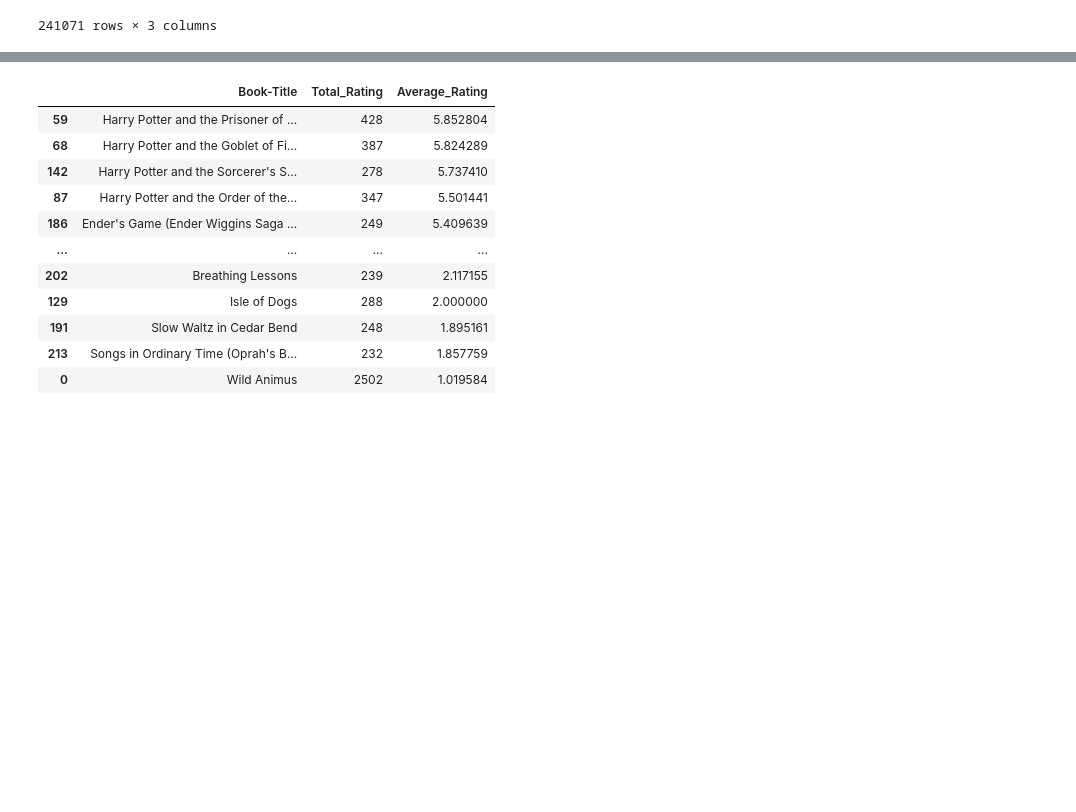
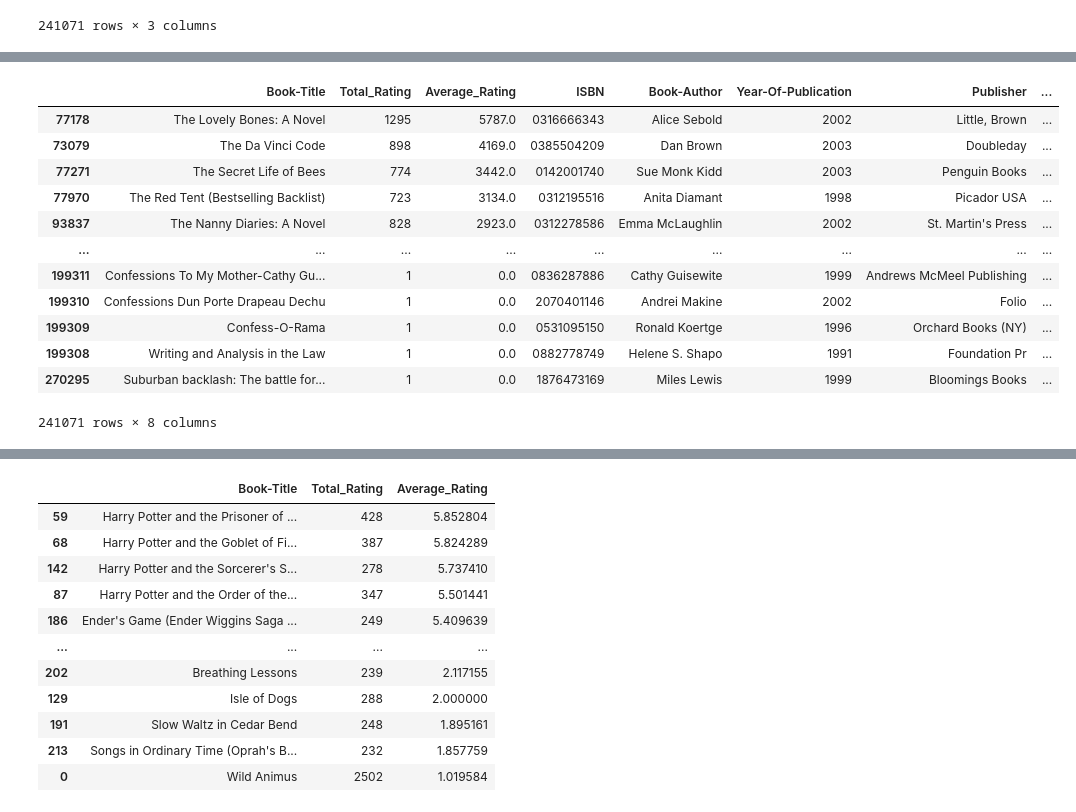
Before and after one commit to harshita-jaiswal/FindYourNextBook, a Jupyter notebook: Recommendations.ipynb, the cells around one changed output, grey strips where cells are left out. Drawn from its saved outputs; the diff is of its cells as text; code cells hidden in the pictures; blank space fills up the shorter version.

Commit message:
Books by same author, publisher
Added code to display books by same author and publisher.

```diff
--- a/Recommendations.ipynb
+++ b/Recommendations.ipynb
@@ -466,3 +466,8 @@ df_popular_books
 | 136775 | Writing and Analysis in the Law | 1 | 0.0 |
 | 241070 | Suburban backlash: The battle for... | 1 | 0.0 |
 241071 rows × 3 columns
+# %%
+#merging total-ratings and average-ratings dataset
+df_popular_books = df_total_ratings.merge(df_average_rating,on='Book-Title')
+df_popular_books = df_popular_books.sort_values('Average_Rating', ascending=False)
+df_popular_books
@@ -468,0 +490,5 @@ df_popular_books
+# %%
+
+df_author_reccommendation = df_popular_books.sort_values('Average_Rating', ascending=False)
+df_author_reccommendation["Average_Rating"] = df_author_reccommendation.Total_Rating*df_author_reccommendation.Average_Rating
+df_author_reccommendation
@@ -468,0 +509,18 @@ df_popular_books
+# %%
+df_author_reccommendation = df_author_reccommendation.merge(df_books,on='Book-Title').drop_duplicates('Book-Title')
+df_author_reccommendation=df_author_reccommendation.sort_values('Average_Rating',ascending=False)
+df_author_reccommendation
+# %% [output]
+|  | Book-Title | Total_Rating | Average_Rating | ISBN | Book-Author | Year-Of-Publication | Publisher | ... |
+| 77178 | The Lovely Bones: A Novel | 1295 | 5787.0 | 0316666343 | Alice Sebold | 2002 | Little, Brown | ... |
+| 73079 | The Da Vinci Code | 898 | 4169.0 | 0385504209 | Dan Brown | 2003 | Doubleday | ... |
+| 77271 | The Secret Life of Bees | 774 | 3442.0 | 0142001740 | Sue Monk Kidd | 2003 | Penguin Books | ... |
+| 77970 | The Red Tent (Bestselling Backlist) | 723 | 3134.0 | 0312195516 | Anita Diamant | 1998 | Picador USA | ... |
+| 93837 | The Nanny Diaries: A Novel | 828 | 2923.0 | 0312278586 | Emma McLaughlin | 2002 | St. Martin's Press | ... |
+| ... | ... | ... | ... | ... | ... | ... | ... | ... |
+| 199311 | Confessions To My Mother-Cathy Gu... | 1 | 0.0 | 0836287886 | Cathy Guisewite | 1999 | Andrews McMeel Publishing | ... |
+| 199310 | Confessions Dun Porte Drapeau Dechu | 1 | 0.0 | 2070401146 | Andrei Makine | 2002 | Folio | ... |
+| 199309 | Confess-O-Rama | 1 | 0.0 | 0531095150 | Ronald Koertge | 1996 | Orchard Books (NY) | ... |
+| 199308 | Writing and Analysis in the Law | 1 | 0.0 | 0882778749 | Helene S. Shapo | 1991 | Foundation Pr | ... |
+| 270295 | Suburban backlash: The battle for... | 1 | 0.0 | 1876473169 | Miles Lewis | 1999 | Bloomings Books | ... |
+241071 rows × 8 columns
```
Also changed, not shown: parts of 6 cells of this notebook.
